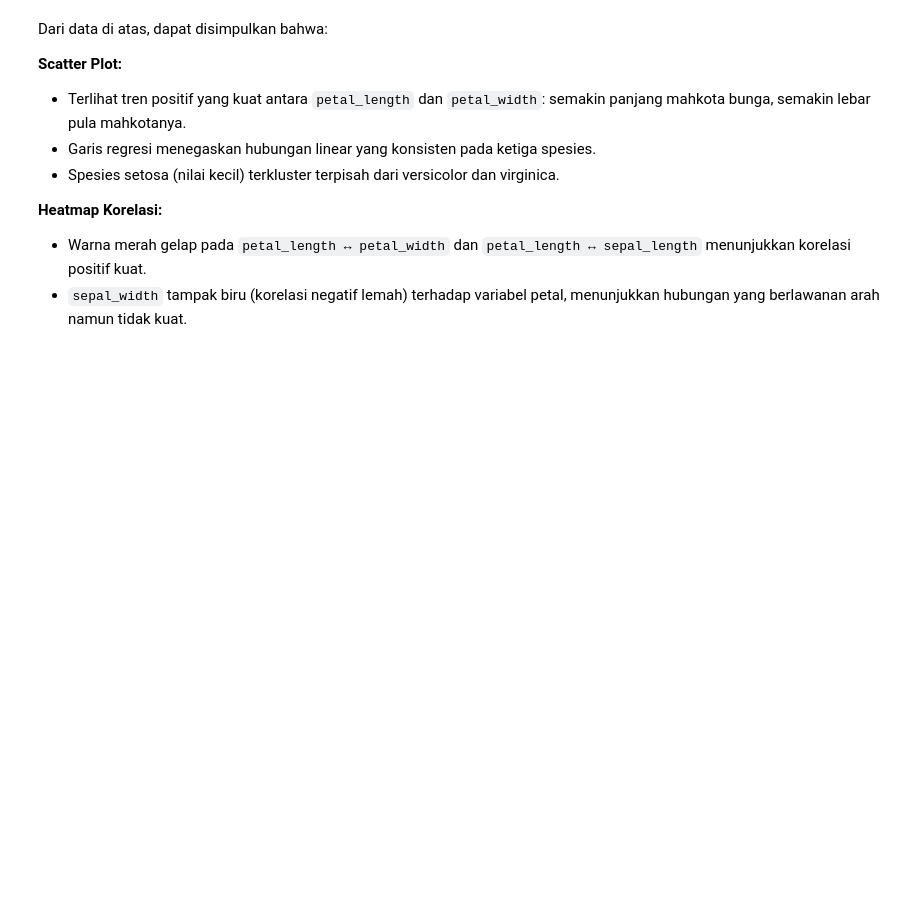
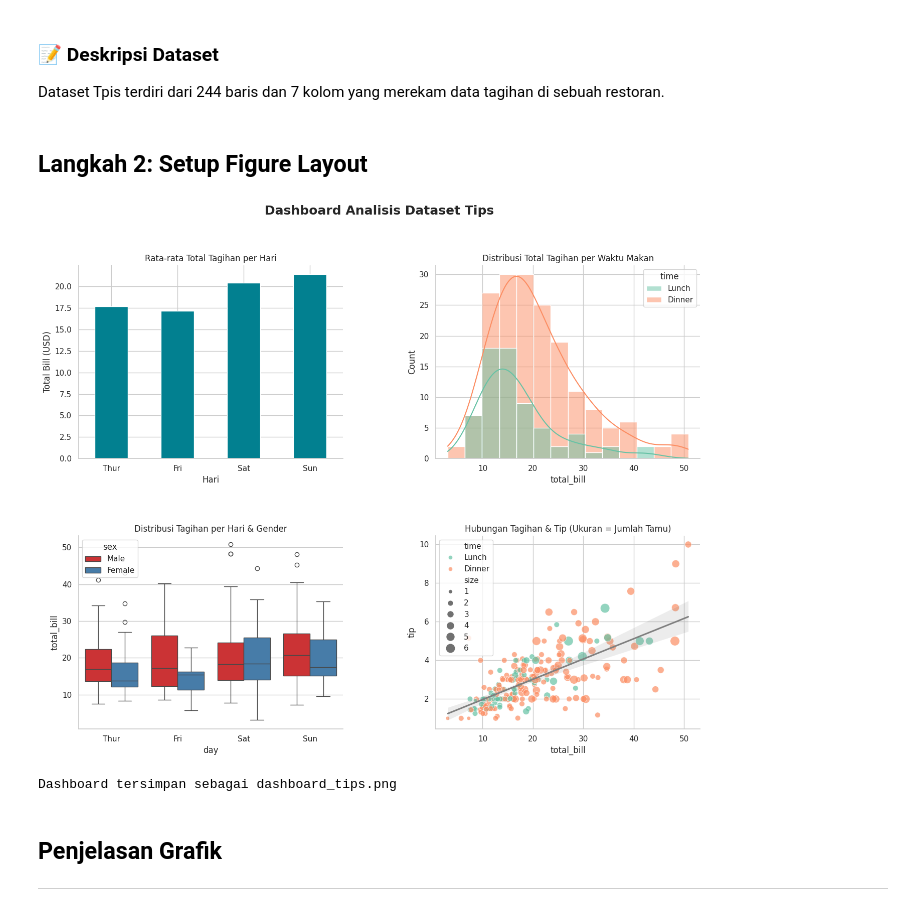
Before and after one commit to deniwidi/data-science-2026, a Jupyter notebook: Pertemuan4_Deni_Widi_Alfian_240401010340.ipynb, the cells around one changed output. Saved outputs shown, nothing was run; the diff lists cells and outputs as text; code cells hidden in the pictures; blank space fills up the shorter version.

```diff
--- a/Pertemuan4_Deni_Widi_Alfian_240401010340.ipynb
+++ b/Pertemuan4_Deni_Widi_Alfian_240401010340.ipynb
@@ -172,11 +55,60 @@ plt.tight_layout(); plt.show()
-# %% [markdown]
-Dari data di atas, dapat disimpulkan bahwa:
-
-**Scatter Plot:**
-- Terlihat tren positif yang kuat antara `petal_length` dan `petal_width`: semakin panjang mahkota bunga, semakin lebar pula mahkotanya.
-- Garis regresi menegaskan hubungan linear yang konsisten pada ketiga spesies.
-- Spesies setosa (nilai kecil) terkluster terpisah dari versicolor dan virginica.
-
-**Heatmap Korelasi:**
-- Warna merah gelap pada `petal_length ↔ petal_width` dan `petal_length ↔ sepal_length` menunjukkan korelasi positif kuat.
-- `sepal_width` tampak biru (korelasi negatif lemah) terhadap variabel petal, menunjukkan hubungan yang berlawanan arah namun tidak kuat.
+# %% [markdown]
+### 📝 Deskripsi Dataset
+Dataset Tpis terdiri dari 244 baris dan 7 kolom yang merekam data tagihan di sebuah restoran.
+# %% [markdown]
+## Langkah 2: Setup Figure Layout
+# %%
+# === 2. SETUP FIGURE LAYOUT ===
+fig = plt.figure(figsize=(16, 12))
+fig.suptitle('Dashboard Analisis Dataset Tips',
+            fontsize=18, fontweight='bold', y=0.98)
+
+# Grid 2 x 2 subplot
+gs = gridspec.GridSpec(2, 2, figure=fig,
+                      hspace=0.4, wspace=0.35)
+ax1 = fig.add_subplot(gs[0, 0]) # kiri atas
+ax2 = fig.add_subplot(gs[0, 1]) # kanan atas
+ax3 = fig.add_subplot(gs[1, 0]) # kiri bawah
+ax4 = fig.add_subplot(gs[1, 1]) # kanan bawah
+
+# ========== 3. GRAFIK 1: Bar Chart ==========
+avg_by_day = df.groupby('day')['total_bill'].mean()
+avg_by_day.plot(kind='bar', ax=ax1, color='#028090',
+                edgecolor='white')
+
+ax1.set_title('Rata-rata Total Tagihan per Hari')
+ax1.set_xlabel('Hari'); ax1.set_ylabel('Total Bill (USD)')
+ax1.tick_params(axis='x', rotation=0)
+ax1.spines[['top','right']].set_visible(False)
+
+# ========== 4. GRAFIK 2: Histogram + KDE ==========
+sns.histplot(data=df, x='total_bill', hue='time',
+             kde=True, palette='Set2', ax=ax2)
+ax2.set_title('Distribusi Total Tagihan per Waktu Makan')
+ax2.spines[['top','right']].set_visible(False)
+
+# ========== 5. GRAFIK 3: Boxplot ==========
+sns.boxplot(data=df, x='day', y='total_bill',
+          hue='sex', palette='Set1', ax=ax3)
+ax3.set_title('Distribusi Tagihan per Hari & Gender')
+ax3.spines[['top','right']].set_visible(False)
+
+# ========== 6. GRAFIK 4: Scatter Plot ==========
+sns.scatterplot(data=df, x='total_bill', y='tip',
+               hue='time', size='size', sizes=(30,180),
+palette='Set2', alpha=0.7, ax=ax4)
+sns.regplot(data=df, x='total_bill', y='tip',
+            scatter=False, color='gray', ax=ax4)
+ax4.set_title('Hubungan Tagihan & Tip (Ukuran = Jumlah Tamu)')
+ax4.spines[['top','right']].set_visible(False)
+
+# ========== 7. EKSPOR ==========
+plt.savefig('dashboard_tips.png', dpi=150, bbox_inches='tight')
+plt.show()
+print('Dashboard tersimpan sebagai dashboard_tips.png')
+# %% [output]
+[figure, added]
+Dashboard tersimpan sebagai dashboard_tips.png
+# %% [markdown]
+## Penjelasan Grafik
+---
```
Also changed, not shown: parts of 20 cells of this notebook.
